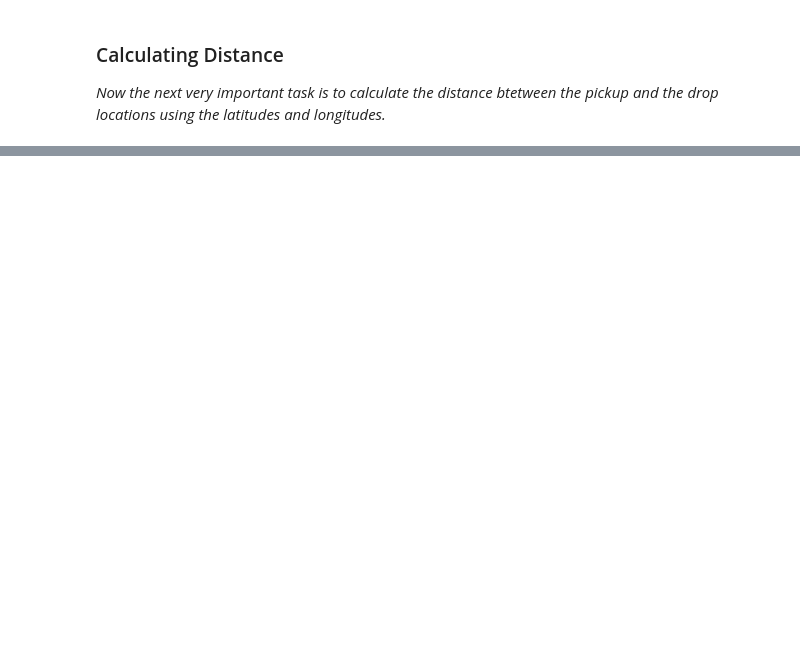
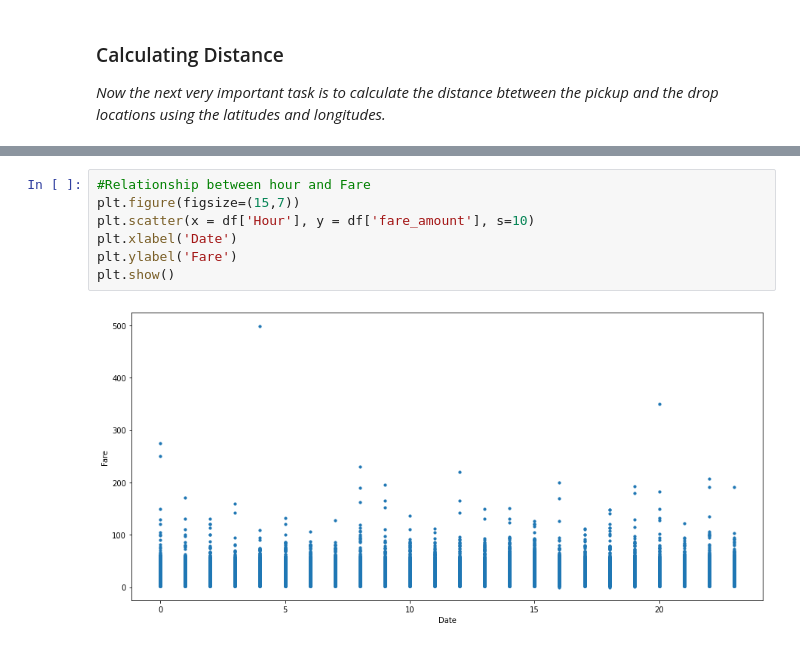
Before and after one commit to saahilahujaa/Passenger-Fare-Amount-Prediction, a Jupyter notebook: Passenger_Fare_Amount_Prediction.ipynb, the cells around one changed output, grey strips where cells are left out. Drawn from its saved outputs; the diff is of its cells as text; blank space fills up the shorter version.

```diff
--- a/Passenger_Fare_Amount_Prediction.ipynb
+++ b/Passenger_Fare_Amount_Prediction.ipynb
@@ -319,0 +440,9 @@ hs.haversine?
+# %%
+#Relationship between hour and Fare
+plt.figure(figsize=(15,7))
+plt.scatter(x = df['Hour'], y = df['fare_amount'], s=10)
+plt.xlabel('Date')
+plt.ylabel('Fare')
+plt.show()
+# %% [output]
+[figure, added]
```
Also changed, not shown: parts of 86 cells of this notebook.
